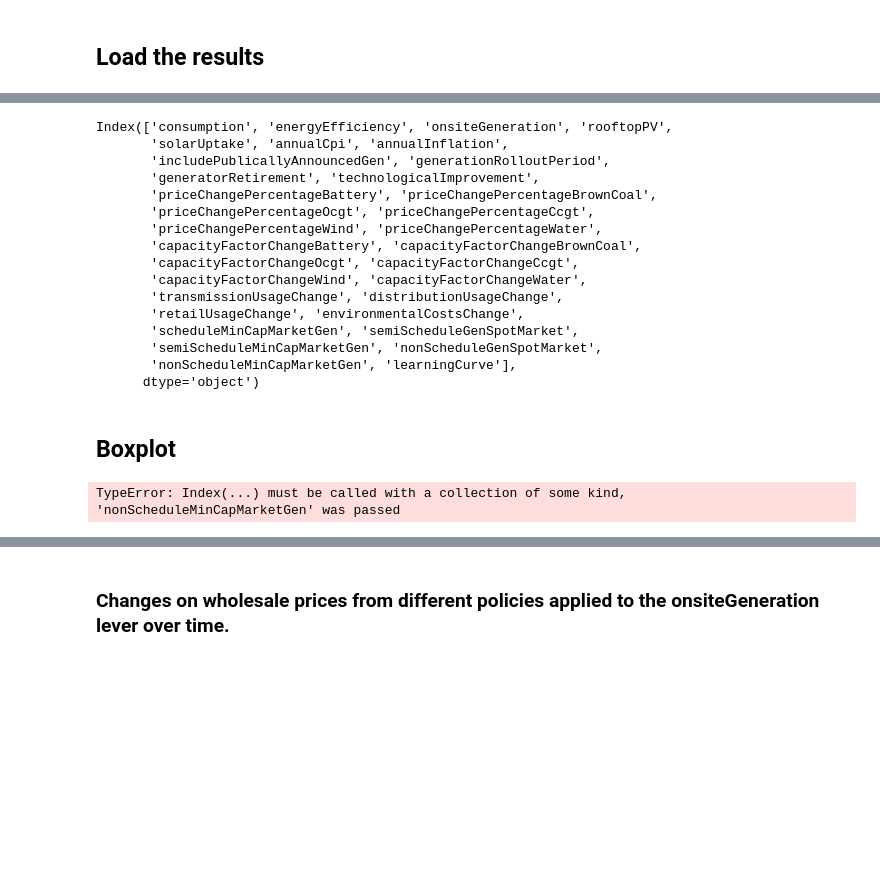
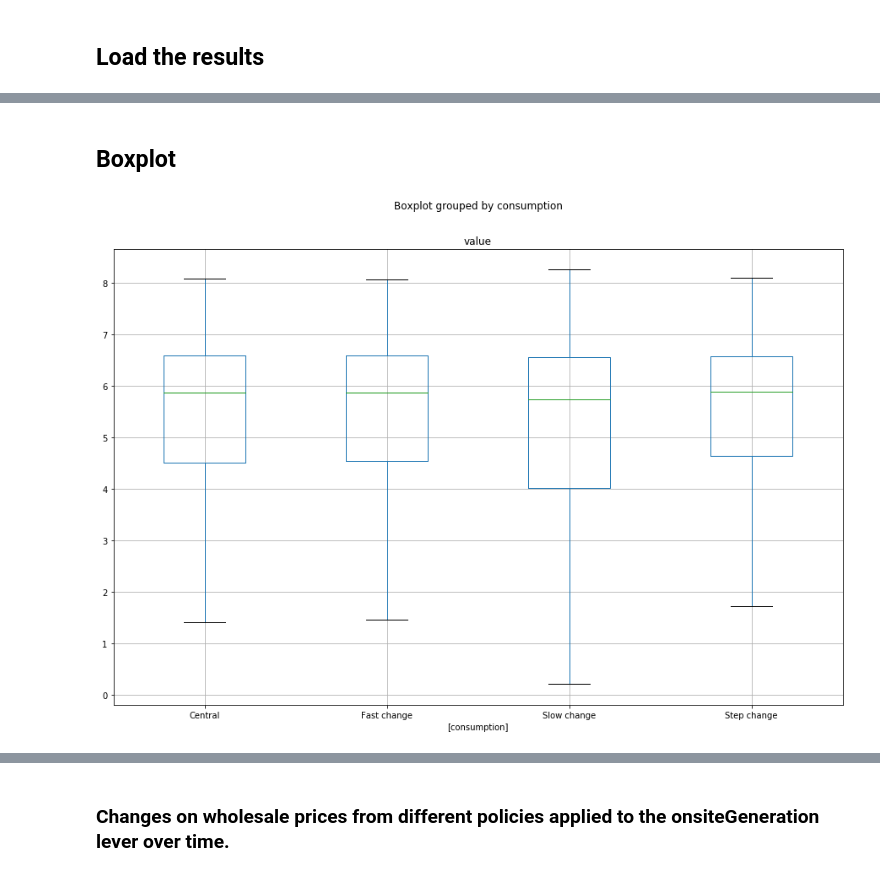
Before and after one commit to gr4sp/simulationEngine, a Jupyter notebook: experiments/notebookGr4sp/ema_gr4sp.ipynb, the cells around one changed output, grey strips where cells are left out. Drawn from its saved outputs; the diff is of its cells as text; code cells hidden in the pictures; blank space fills up the shorter version.

```diff
--- a/experiments/notebookGr4sp/ema_gr4sp.ipynb
+++ b/experiments/notebookGr4sp/ema_gr4sp.ipynb
@@ -81,15 +81,13 @@ experiments
 outcomes_to_show = ['GHGYear','wholesalePriceYear', 'tariffsYear','primarySpotProductionYear', 'secondarySpotProductionYear',
                     'offSpotProductionYear', 'rooftopPVProductionYear' ]
 
-levers = ['consumption', 'energyEfficiency', 'onsiteGeneration', 'rooftopPV', 'solarUptake','annualCpi','annualInflation',
+# 22 levers selected after EET
+levers = ['consumption', 'energyEfficiency', 'rooftopPV', 'solarUptake','annualCpi','annualInflation',
           'includePublicallyAnnouncedGen','generationRolloutPeriod','generatorRetirement','technologicalImprovement',
-          'priceChangePercentageBattery','priceChangePercentageBrownCoal','priceChangePercentageOcgt','priceChangePercentageCcgt',
-          'priceChangePercentageWind','priceChangePercentageWater','capacityFactorChangeBattery','capacityFactorChangeBrownCoal',
-          'capacityFactorChangeOcgt','capacityFactorChangeCcgt','capacityFactorChangeWind','capacityFactorChangeWater',
-          'transmissionUsageChange','distributionUsageChange','retailUsageChange','environmentalCostsChange','scheduleMinCapMarketGen',
+          'priceChangePercentageBrownCoal','priceChangePercentageWind','priceChangePercentageWater','capacityFactorChangeBrownCoal','capacityFactorChangeWater',
+          'distributionUsageChange','retailUsageChange',
           'semiScheduleGenSpotMarket','semiScheduleMinCapMarketGen', 'nonScheduleGenSpotMarket', 'nonScheduleMinCapMarketGen',
           'learningCurve' ]
-#levers = ['rooftopPV', 'solarUptake']
 
 #from startYear
 startYear = 1998
@@ -222,14 +98,0 @@ technologicalImprovement    7.347321e+05
-# %%
-#Save mu_star into EXCEL
-writer = pd.ExcelWriter('{}/EE_{}.xlsx'.format(r'C:\\Users\\angel\\Documents\\GitHub\\gr4sp\\experiments\\notebookGr4sp', '_mu_star'), engine='xlsxwriter')
-for ooi in outcomes_to_show:
-    mu_star_years = mu_star_years_ooi[ooi]
-    mu_star_years.to_excel(writer, sheet_name=ooi)
-writer.save()
-
-#Save sigma into EXCEL
-writer = pd.ExcelWriter('{}/EE_{}.xlsx'.format(r'C:\\Users\\angel\\Documents\\GitHub\\gr4sp\\experiments\\notebookGr4sp', '_sigma'), engine='xlsxwriter')
-for ooi in outcomes_to_show:
-    sigma_years = sigma_years_ooi[ooi]
-    sigma_years.to_excel(writer, sheet_name=ooi)
-writer.save()
@@ -240,12 +98,0 @@ NameError: name 'mu_star_years_ooi' is not defined
-# %%
-mu_star_average_ooi = {}
-mu_star_max_val_ooi = {}
-sigma_average_ooi = {}
-sigma_max_val_ooi = {}
-
-for ooi in outcomes_to_show:
-
-    mu_star_average_ooi[ooi] = mu_star_years_ooi[ooi].mean()
-    mu_star_max_val_ooi[ooi] = mu_star_years_ooi[ooi].max()
-    sigma_average_ooi[ooi] = sigma_years_ooi[ooi].mean()
-    sigma_max_val_ooi[ooi] = sigma_years_ooi[ooi].max()
@@ -394,44 +99,28 @@ ALL significant inputs (22)
-# %%
-normalized_mu_star.index
-# %% [output]
-Index(['consumption', 'energyEfficiency', 'onsiteGeneration', 'rooftopPV',
-       'solarUptake', 'annualCpi', 'annualInflation',
-       'includePublicallyAnnouncedGen', 'generationRolloutPeriod',
-       'generatorRetirement', 'technologicalImprovement',
-       'priceChangePercentageBattery', 'priceChangePercentageBrownCoal',
-       'priceChangePercentageOcgt', 'priceChangePercentageCcgt',
-       'priceChangePercentageWind', 'priceChangePercentageWater',
-       'capacityFactorChangeBattery', 'capacityFactorChangeBrownCoal',
-       'capacityFactorChangeOcgt', 'capacityFactorChangeCcgt',
-       'capacityFactorChangeWind', 'capacityFactorChangeWater',
-       'transmissionUsageChange', 'distributionUsageChange',
-       'retailUsageChange', 'environmentalCostsChange',
-       'scheduleMinCapMarketGen', 'semiScheduleGenSpotMarket',
-       'semiScheduleMinCapMarketGen', 'nonScheduleGenSpotMarket',
-       'nonScheduleMinCapMarketGen', 'learningCurve'],
-      dtype='object')
 # %% [markdown]
 ## Boxplot
 # %%
 for ooi in outcomes_to_show:
     data = outcomes[ooi][:, startYearShift:]
 
-    dfBoxPlot = pd.DataFrame(index = index, data = data.T,columns=[ experiments[l] for l in levers])
-    dfMeltdfBoxPlot = pd.melt(dfBoxPlot)
-    #dfMeltdfBoxPlot.rename(columns={"value":ooi})
 
     for l in levers:
+        dfBoxPlot = pd.DataFrame(index = index, data = data.T,columns=[ experiments[l] ])
+        dfMeltdfBoxPlot = pd.melt(dfBoxPlot)
+        #dfMeltdfBoxPlot.rename(columns={"value":ooi})
+
         ax = dfMeltdfBoxPlot.boxplot(by=l, meanline=True, showmeans=False, showcaps=True,
                         showbox=True, showfliers=False, return_type='axes', figsize=(15, 10))
 
 
         plt.savefig('{}/fig{}.png'.format(r'C:\\Users\\angel\\Documents\\GitHub\\gr4sp\\experiments\\notebookGr4sp\\figs', '_boxplots_%s_%s'%(ooi,l)),
                      dpi=300, bbox_inches='tight')
 
 
         plt.show()
         plt.close()
+        break
+    break
 # %% [output]
-TypeError: Index(...) must be called with a collection of some kind, 'nonScheduleMinCapMarketGen' was passed
+[figure, added]
 # %%
 ### Changes on different wholesale prices with different policies applied to the consumption lever over time.
```
Also changed, not shown: parts of 30 cells of this notebook, 8 other files.
